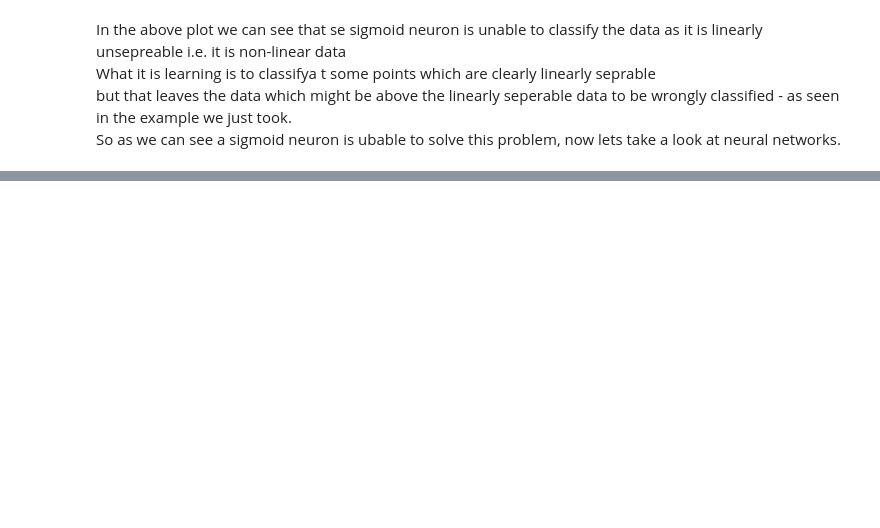
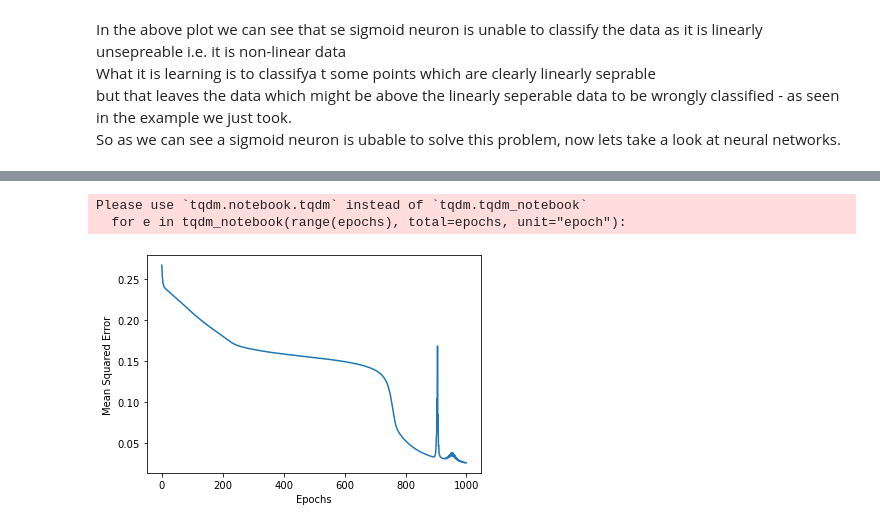
Before and after one commit to AvishekRoy16/DeepLearning, a Jupyter notebook: 3. FeedForward_NeuralNetwork/FeedForward_NeuralNetwork.ipynb, the cells around one changed output, grey strips where cells are left out. Saved outputs shown, nothing was run; the diff lists cells and outputs as text; code cells hidden in the pictures; blank space fills up the shorter version.

```diff
--- a/3. FeedForward_NeuralNetwork/FeedForward_NeuralNetwork.ipynb
+++ b/3. FeedForward_NeuralNetwork/FeedForward_NeuralNetwork.ipynb
@@ -255,0 +572,9 @@ So as we can see a sigmoid neuron is ubable to solve this problem, now lets take
+# %%
+# instanciate the genral FFN - we are taking 2 inputs and the
+# hidden sizes -[2,3] which means it has 2(number of elements in the list) layers and the first one has 2 sigmoid neurona and the second one has 3 sigmoid nuurons
+ffsnn = FFSNNetwork(2, [2, 3])
+ffsnn.fit(X_train, Y_train, epochs=1000, learning_rate=.001, display_loss=True)
+# %% [output]
+Please use `tqdm.notebook.tqdm` instead of `tqdm.tqdm_notebook`
+  for e in tqdm_notebook(range(epochs), total=epochs, unit="epoch"):
+[figure, added]
```
Also changed, not shown: parts of 25 cells of this notebook, 2 other files.
